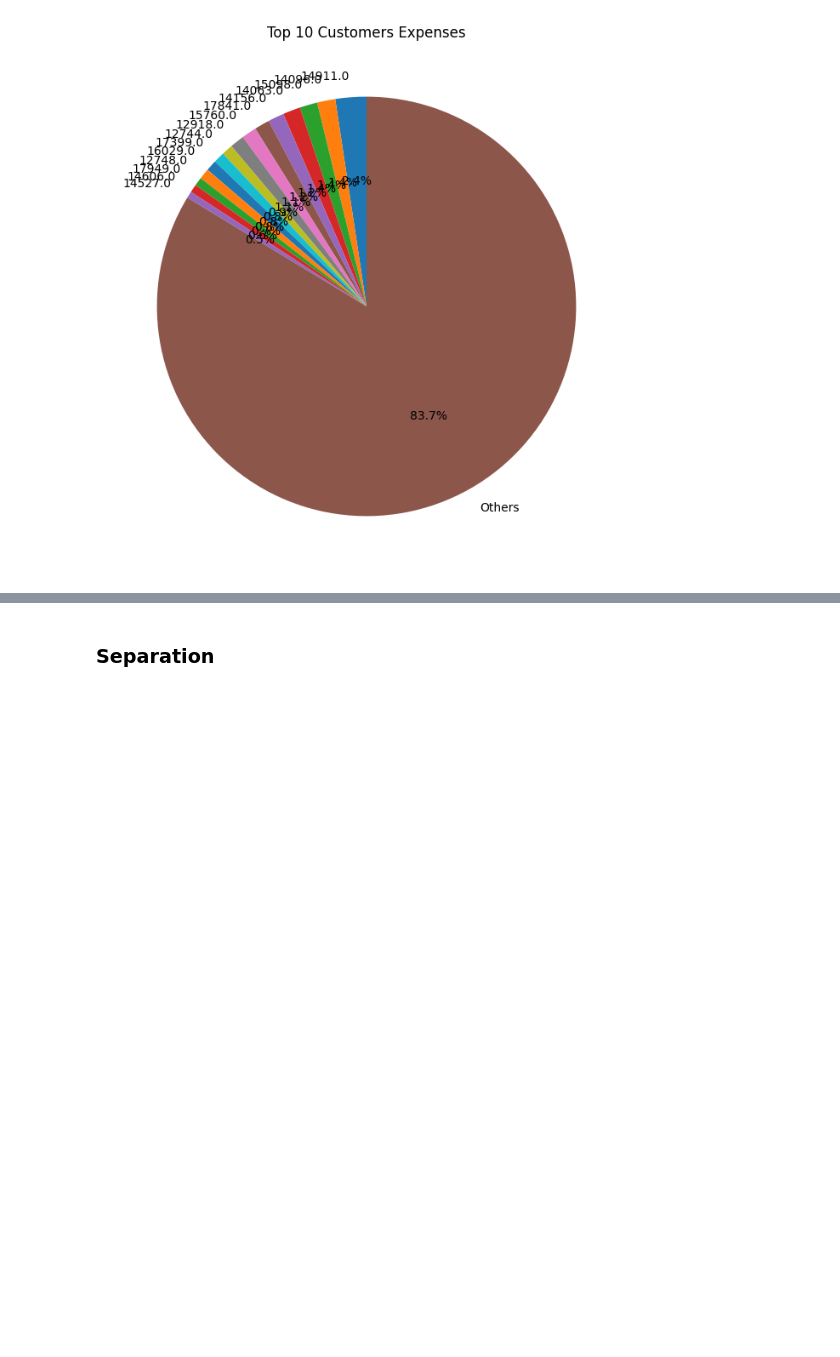
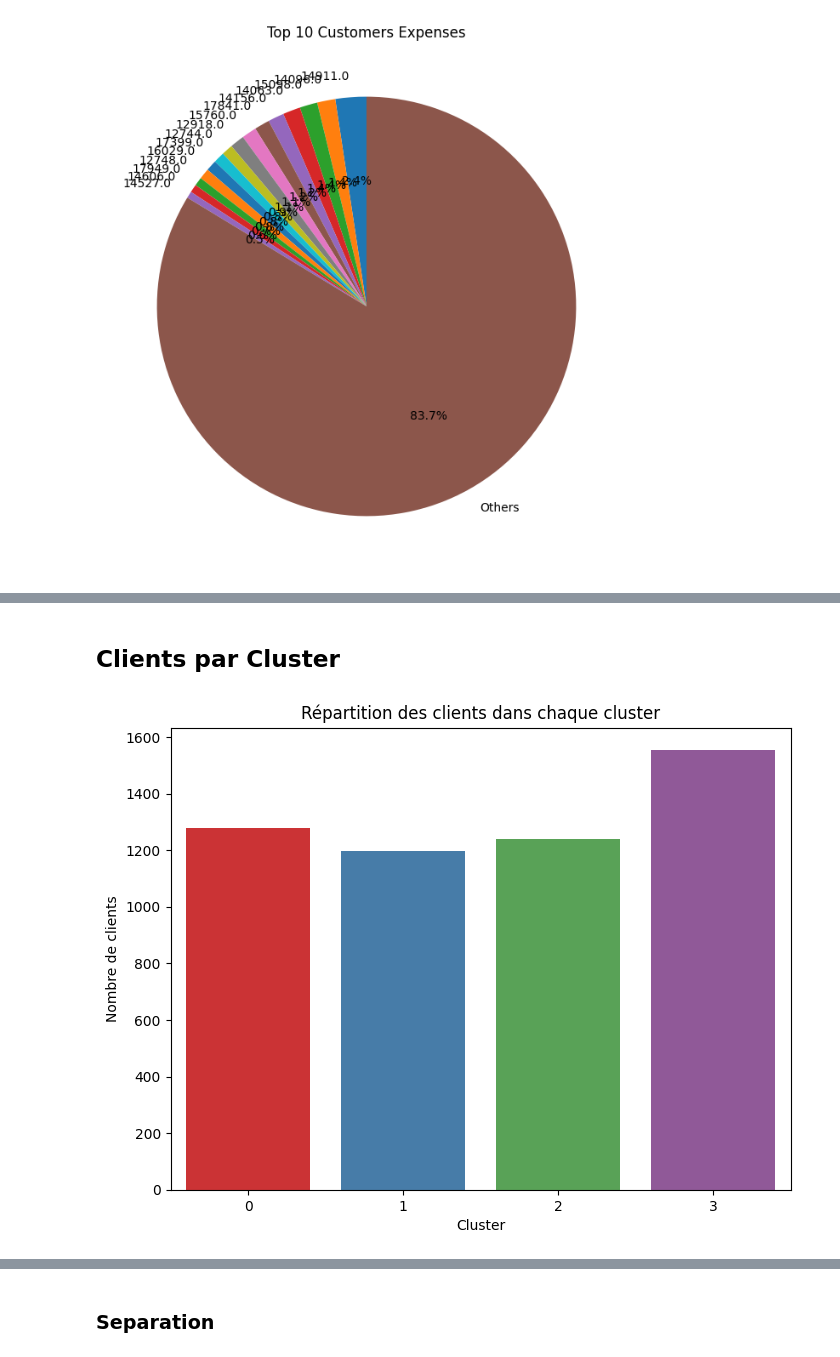
Before and after one commit to Evgeni1494/SegmentationClient, a Jupyter notebook: analyse.ipynb, the cells around one changed output, grey strips where cells are left out. Saved outputs shown, nothing was run; the diff lists cells and outputs as text; code cells hidden in the pictures; blank space fills up the shorter version.

Commit message:
Analyse et Finition du Clustering

```diff
--- a/analyse.ipynb
+++ b/analyse.ipynb
@@ -415,0 +363,6 @@ plt.show()
+# %%
+import pandas as pd
+from ydata_profiling import ProfileReport
+import matplotlib.pyplot as plt
+import seaborn as sns
+df2 = pd.read_csv("Cluster_set.csv")
@@ -415,0 +401,16 @@ plt.show()
+# %% [markdown]
+## Clients par Cluster
+# %%
+
+# Compter le nombre de clients dans chaque cluster
+cluster_counts = df2['Cluster'].value_counts()
+
+# Créer un graphique à barres pour afficher la répartition des clusters
+plt.figure(figsize=(8, 6))
+sns.barplot(x=cluster_counts.index, y=cluster_counts.values, palette='Set1')
+plt.xlabel('Cluster')
+plt.ylabel('Nombre de clients')
+plt.title('Répartition des clients dans chaque cluster')
+plt.show()
+# %% [output]
+[figure, added]
```
Also changed, not shown: parts of 50 cells of this notebook, 6 other files.
